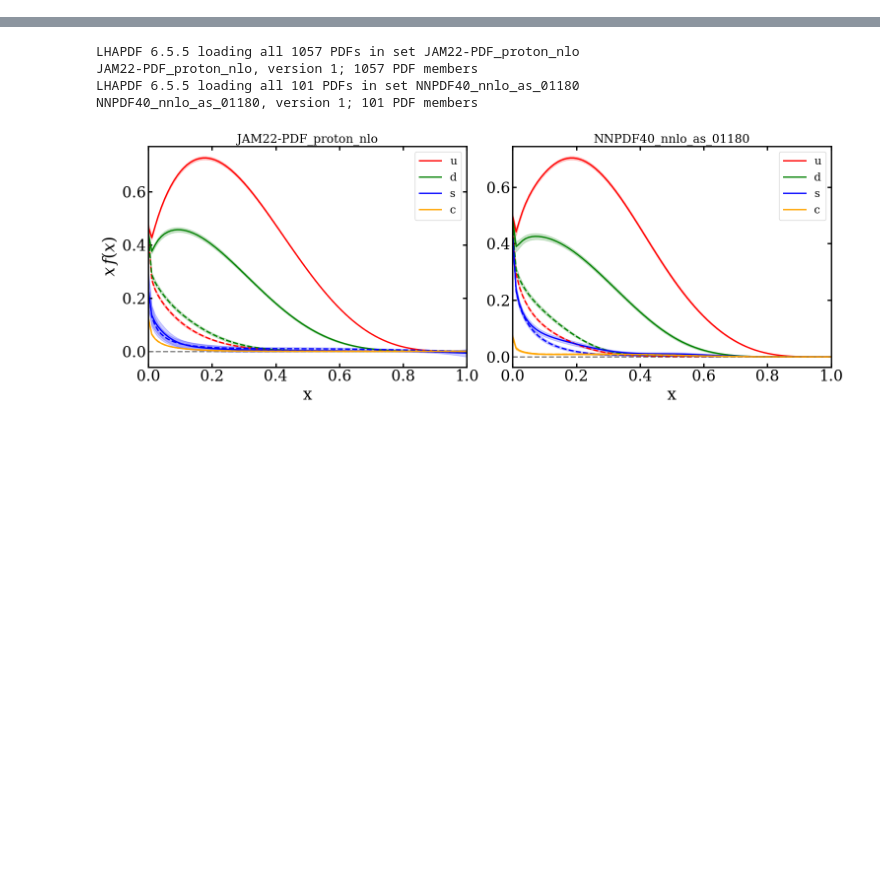
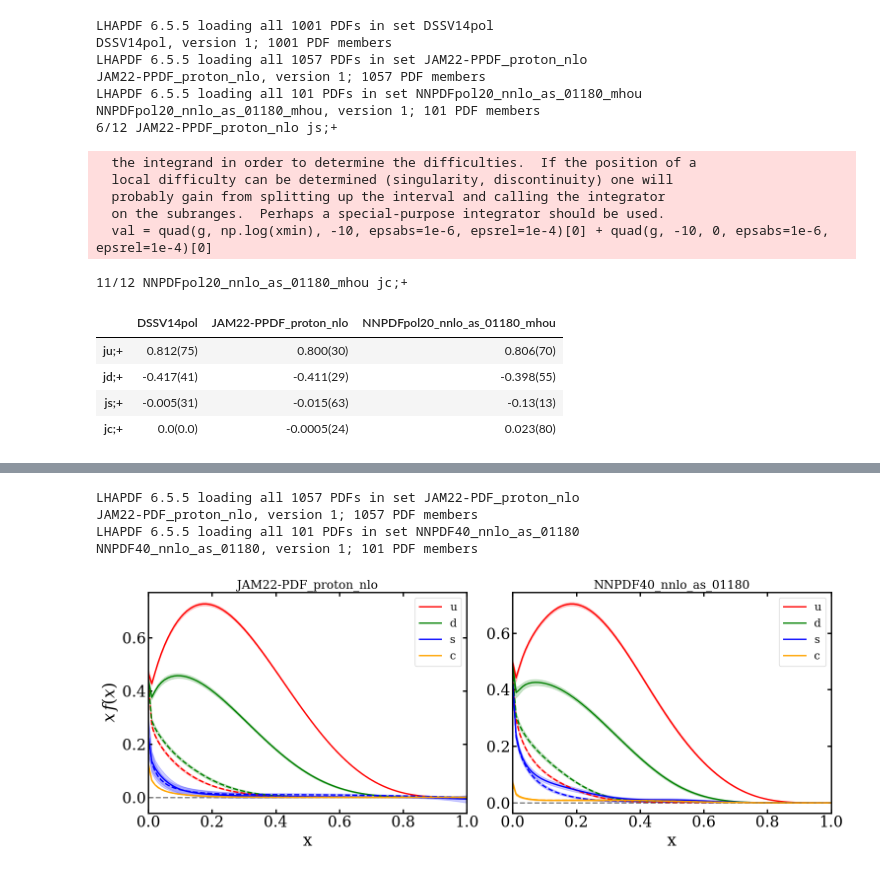
Before and after one commit to lee14916/glwc3, a Jupyter notebook: project2/05_moments/lhapdf.ipynb, the cells around one changed output, grey strips where cells are left out. Saved outputs shown, nothing was run; the diff lists cells and outputs as text; code cells hidden in the pictures; blank space fills up the shorter version.

```diff
--- a/project2/05_moments/lhapdf.ipynb
+++ b/project2/05_moments/lhapdf.ipynb
@@ -107 +141,38 @@ df
+# %%
+labels=['DSSV14pol','JAM22-PPDF_proton_nlo','NNPDFpol20_nnlo_as_01180_mhou']
+js=['ju;+','jd;+','js;+','jc;+']
+# js=['ju;+','js;+']
+label2j2me=yu.load_pkl_reg('label2j2me_gA')
+
+if label2j2me is None or True:
+    label2replicas={label:lhapdf.getPDFSet(label).mkPDFs() for label in labels}
+    label2j2me=defaultdict(dict)
+    tasks=list(product(labels,js))
+    for i,(label,j) in enumerate(tasks):
+        print(f'{i}/{len(tasks)}',label,j,end='                \r')
+        label2j2me[label][j]=getMoment_me(label2replicas[label],j,n=0,xmin=1e-3,logQ=True)
+    yu.save_pkl_reg('label2j2me_gA',label2j2me)
+
+df=[[yu.un2str(label2j2me[label][j][0],label2j2me[label][j][1]) for label in labels] for j in js]
+df=pd.DataFrame(df,index=js,columns=labels)
+df
+# %% [output]
+LHAPDF 6.5.5 loading all 1001 PDFs in set DSSV14pol
+DSSV14pol, version 1; 1001 PDF members
+LHAPDF 6.5.5 loading all 1057 PDFs in set JAM22-PPDF_proton_nlo
+JAM22-PPDF_proton_nlo, version 1; 1057 PDF members
+LHAPDF 6.5.5 loading all 101 PDFs in set NNPDFpol20_nnlo_as_01180_mhou
+NNPDFpol20_nnlo_as_01180_mhou, version 1; 101 PDF members
+6/12 JAM22-PPDF_proton_nlo js;+
+  the integrand in order to determine the difficulties.  If the position of a
+  local difficulty can be determined (singularity, discontinuity) one will
+  probably gain from splitting up the interval and calling the integrator
+  on the subranges.  Perhaps a special-purpose integrator should be used.
+  val = quad(g, np.log(xmin), -10, epsabs=1e-6, epsrel=1e-4)[0] + quad(g, -10, 0, epsabs=1e-6, epsrel=1e-4)[0]
+11/12 NNPDFpol20_nnlo_as_01180_mhou jc;+
+|  | DSSV14pol | JAM22-PPDF_proton_nlo | NNPDFpol20_nnlo_as_01180_mhou |
+| ju;+ | 0.812(75) | 0.800(30) | 0.806(70) |
+| jd;+ | -0.417(41) | -0.411(29) | -0.398(55) |
+| js;+ | -0.005(31) | -0.015(63) | -0.13(13) |
+| jc;+ | 0.0(0.0) | -0.0005(24) | 0.023(80) |
 # %%
```
Also changed, not shown: parts of 5 cells of this notebook, 18 other files.
